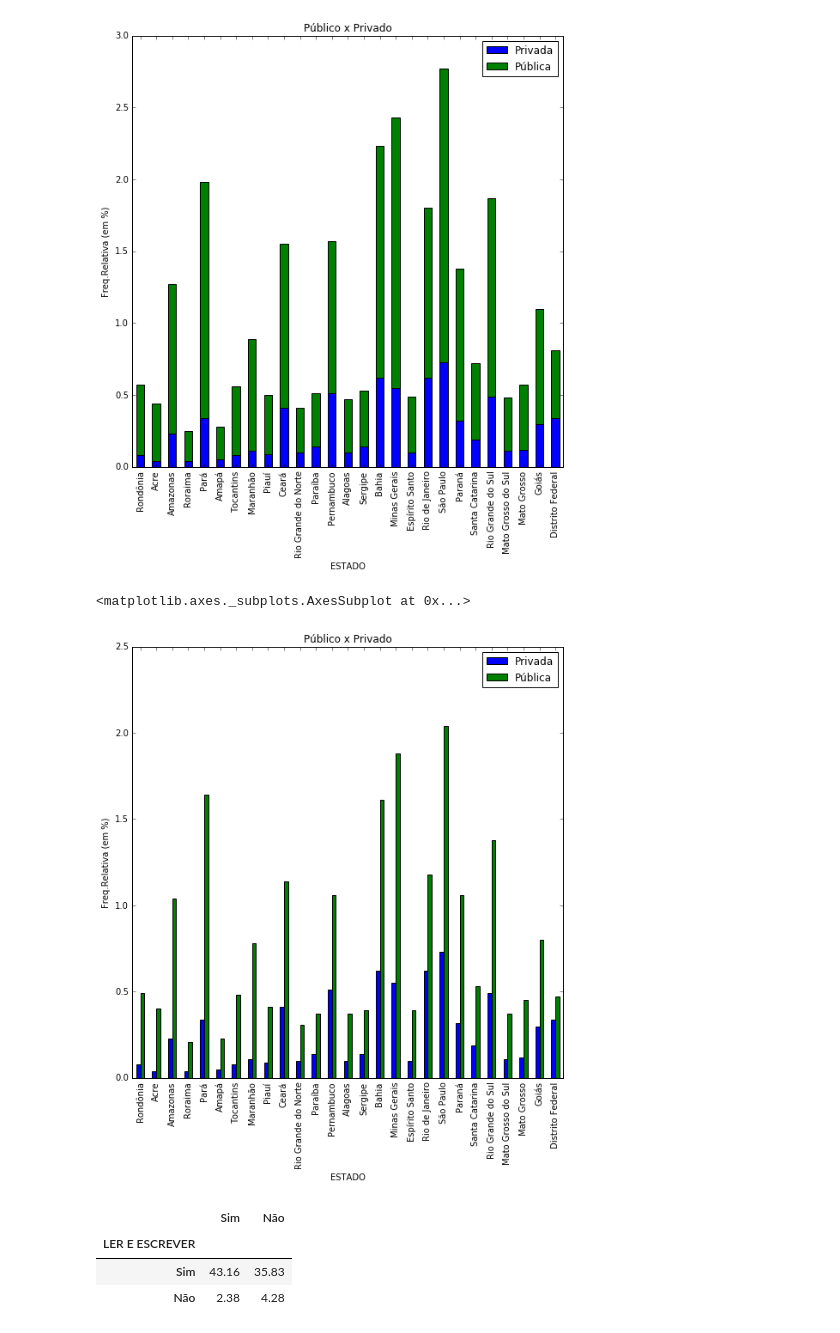
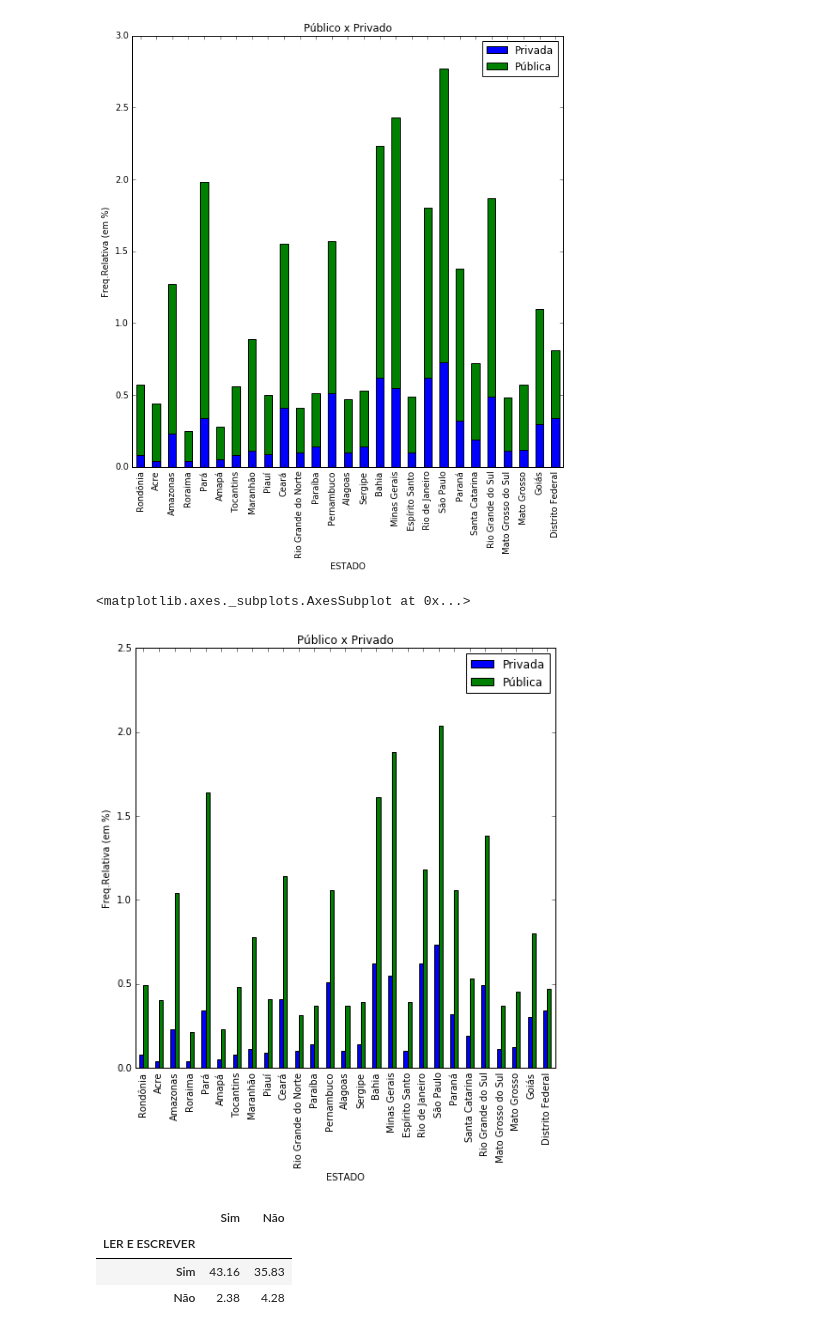
Before and after one commit to filipefborba/CD, a Jupyter notebook: Aula 2/Aula02 Atividade Variáveis Qualitativas com PNAD.ipynb, the cells around one changed output. Saved outputs shown, nothing was run; the diff lists cells and outputs as text; code cells hidden in the pictures.

```diff
--- a/Aula 2/Aula02 Atividade Variáveis Qualitativas com PNAD.ipynb
+++ b/Aula 2/Aula02 Atividade Variáveis Qualitativas com PNAD.ipynb
@@ -546,12 +546,12 @@ plot
 # %%
 UFT1 = (UFT/len(dados)*100).round(decimals=2)
 UFT1 = UFT1.iloc[0:27,(1,0)]
-plot = UFT1.plot(kind='bar', stacked=False,title='Público x Privado',figsize=(9,9))
+plot = UFT1.plot(kind='bar', stacked=False,title='Público x Privado',figsize=(8,8))
 plt.ylabel('Freq.Relativa (em %)')
 plot
 # %% [output]
 <matplotlib.axes._subplots.AxesSubplot at 0x...>
-[figure, old version]
+[figure, new version]
 # %%
 #Tabela cruzada: Alfabetização e Trabalho
 alfaetrab = pd.crosstab(dados.V0601, dados.V9001, margins=True,rownames=['LER E ESCREVER'], colnames=['TRABALHAM'])
```
Also changed, not shown: parts of 7 cells of this notebook.
